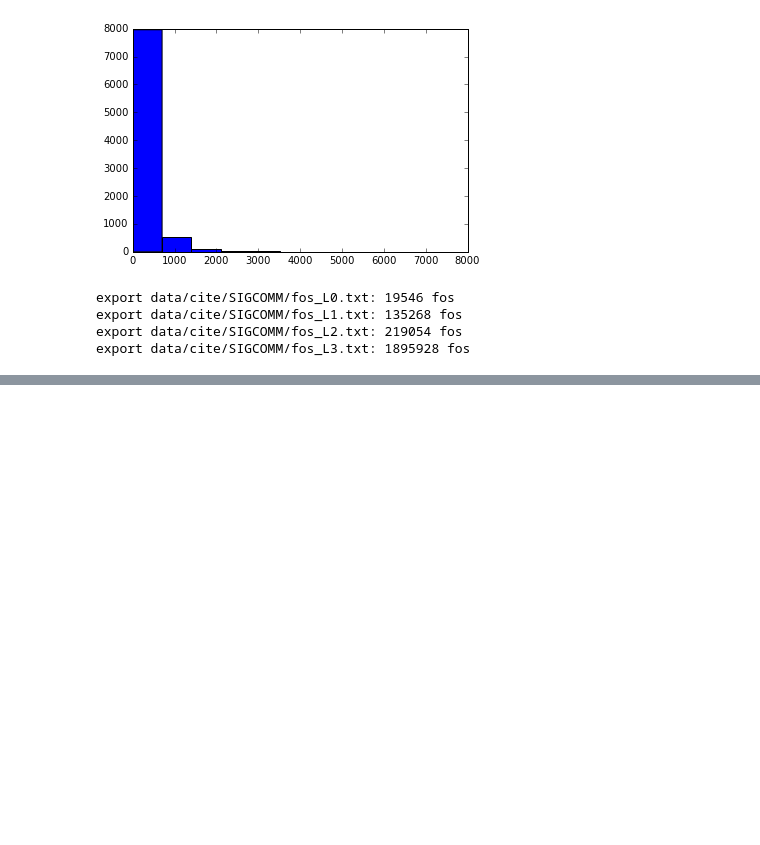
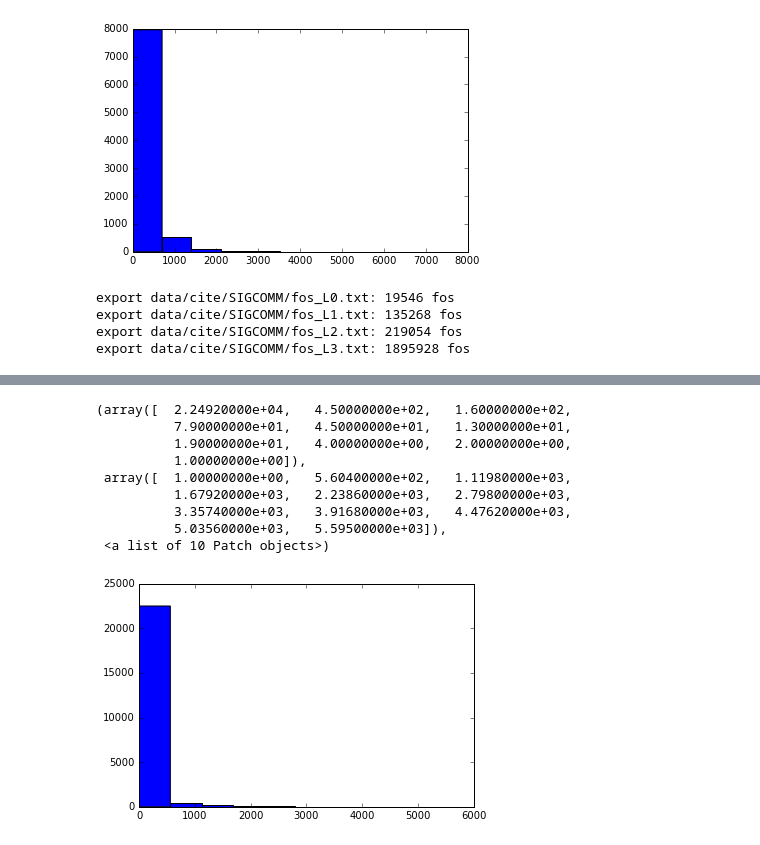
Before and after one commit to elicassion/2017Summer-Community-Detection, a Jupyter notebook: Dataset/coau_extract.ipynb, the cells around one changed output, grey strips where cells are left out. Drawn from its saved outputs; the diff is of its cells as text; code cells hidden in the pictures; blank space fills up the shorter version.

```diff
--- a/Dataset/coau_extract.ipynb
+++ b/Dataset/coau_extract.ipynb
@@ -171,0 +213,13 @@ export data/cite/SIGCOMM/fos_L3.txt: 1895928 fos
+# %%
+plt.hist(np.array(fos_au_count[3]), bins=10)
+# %% [output]
+(array([  2.24920000e+04,   4.50000000e+02,   1.60000000e+02,
+          7.90000000e+01,   4.50000000e+01,   1.30000000e+01,
+          1.90000000e+01,   4.00000000e+00,   2.00000000e+00,
+          1.00000000e+00]),
+ array([  1.00000000e+00,   5.60400000e+02,   1.11980000e+03,
+          1.67920000e+03,   2.23860000e+03,   2.79800000e+03,
+          3.35740000e+03,   3.91680000e+03,   4.47620000e+03,
+          5.03560000e+03,   5.59500000e+03]),
+ <a list of 10 Patch objects>)
+[figure, added]
```
Also changed, not shown: parts of 5 cells of this notebook.
